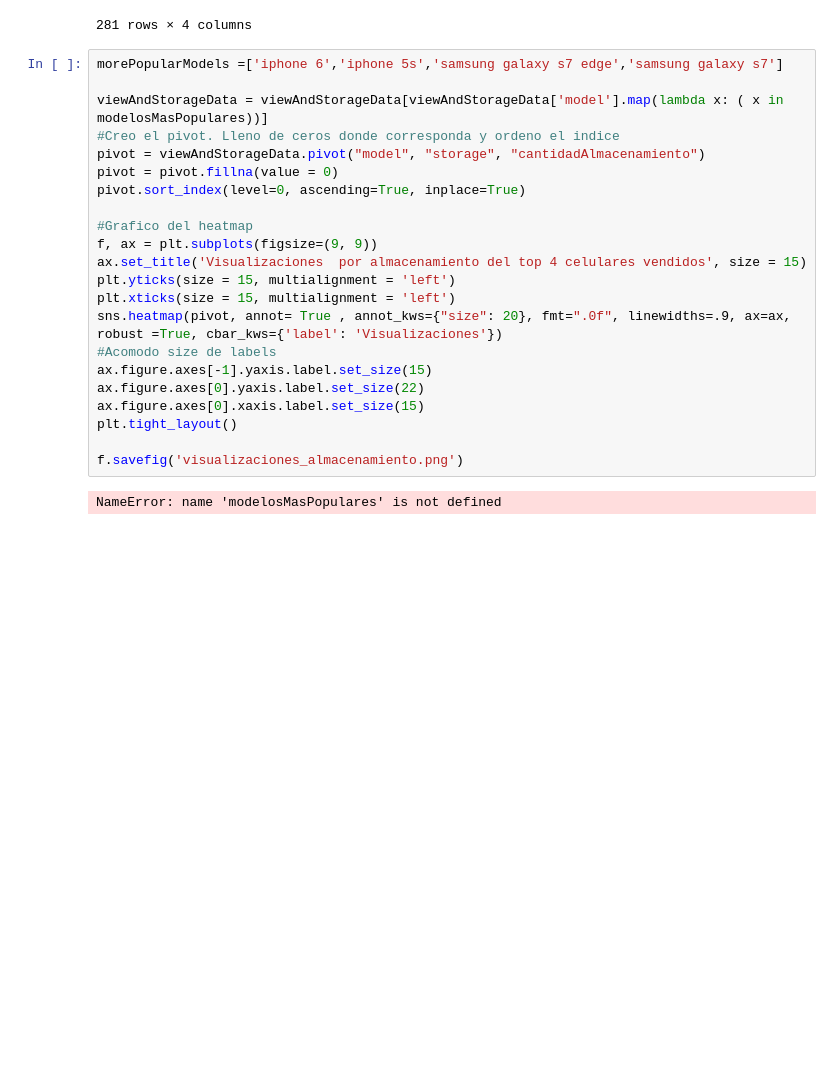
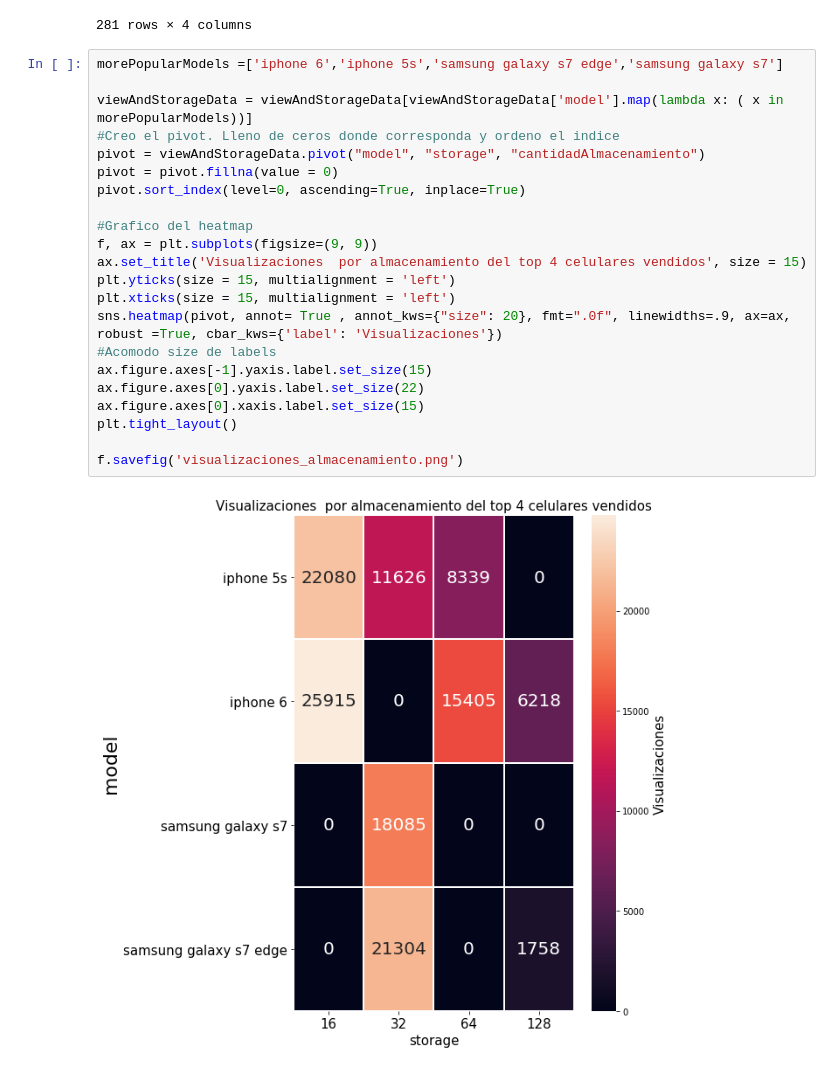
Before and after one commit to fonse451/Datos, a Jupyter notebook: AnalisisExploratorio-Trocafone Brian.ipynb, the cells around one changed output. Cells and saved outputs as stored; diff of their text form; blank space fills up the shorter version.

```diff
--- a/AnalisisExploratorio-Trocafone Brian.ipynb
+++ b/AnalisisExploratorio-Trocafone Brian.ipynb
@@ -326,27 +326,27 @@ viewAndStorageData
 # %%
 morePopularModels =['iphone 6','iphone 5s','samsung galaxy s7 edge','samsung galaxy s7']
 
-viewAndStorageData = viewAndStorageData[viewAndStorageData['model'].map(lambda x: ( x in modelosMasPopulares))]
+viewAndStorageData = viewAndStorageData[viewAndStorageData['model'].map(lambda x: ( x in morePopularModels))]
 #Creo el pivot. Lleno de ceros donde corresponda y ordeno el indice
 pivot = viewAndStorageData.pivot("model", "storage", "cantidadAlmacenamiento")
 pivot = pivot.fillna(value = 0)
 pivot.sort_index(level=0, ascending=True, inplace=True)
 
 #Grafico del heatmap
 f, ax = plt.subplots(figsize=(9, 9))
 ax.set_title('Visualizaciones  por almacenamiento del top 4 celulares vendidos', size = 15)
 plt.yticks(size = 15, multialignment = 'left')
 plt.xticks(size = 15, multialignment = 'left')
 sns.heatmap(pivot, annot= True , annot_kws={"size": 20}, fmt=".0f", linewidths=.9, ax=ax, robust =True, cbar_kws={'label': 'Visualizaciones'})
 #Acomodo size de labels
 ax.figure.axes[-1].yaxis.label.set_size(15)
 ax.figure.axes[0].yaxis.label.set_size(22)
 ax.figure.axes[0].xaxis.label.set_size(15)
 plt.tight_layout()
 
 f.savefig('visualizaciones_almacenamiento.png')
 # %% [output]
-NameError: name 'modelosMasPopulares' is not defined
+[figure, added]
 # %%
 #Creo un dataFrame con los modelos mas populares y sus correspondientes eventos y storage
 
```
Also changed, not shown: parts of 1 cell of this notebook.
